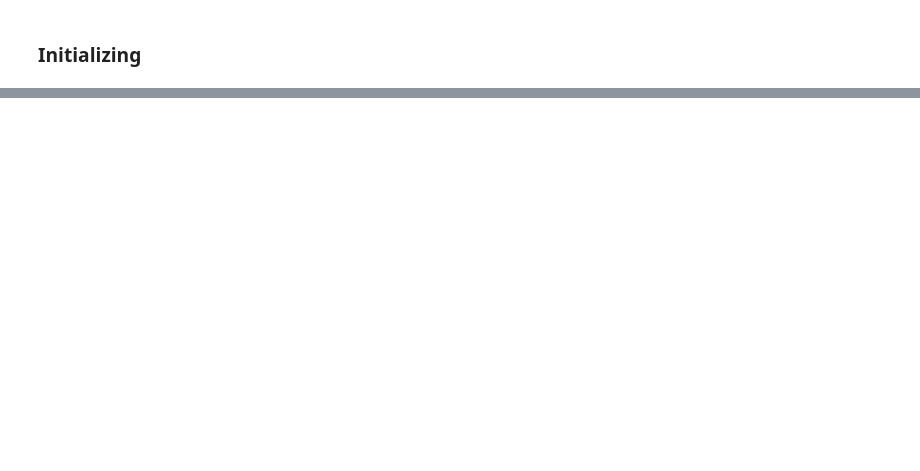
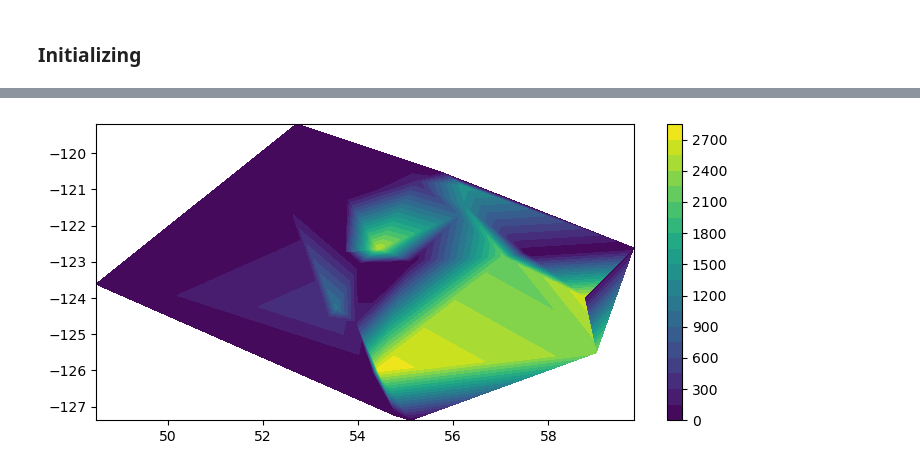
Before and after one commit to madiwiebe/LHL_Capstone_Project, a Jupyter notebook: notebooks/analyzing_data.ipynb, the cells around one changed output, grey strips where cells are left out. Drawn from its saved outputs; the diff is of its cells as text; code cells hidden in the pictures; blank space fills up the shorter version.

```diff
--- a/notebooks/analyzing_data.ipynb
+++ b/notebooks/analyzing_data.ipynb
@@ -36 +53,14 @@ import matplotlib
 import functions
+# %%
+# try to read solar_data_final into df
+solar_data_final = pd.read_csv('../data/final_tables/solar_data_final.csv',
+    dtype={
+    'network_id': 'string',
+    'station_id': 'string',
+    'time': 'string',
+    'solar_radiation': 'float64',
+    'latitude': 'float64',
+    'longitude': 'float64',
+    'elevation': 'float64'
+    },
+    parse_dates=['time'])
@@ -36,0 +83,4 @@ import functions
+# %%
+# calculate solar energy from solar_radiation
+solar_data_final['solar_energy_W'] = functions.calculate_solar_energy(solar_data_final)
+solar_data_final
@@ -36,0 +103,16 @@ import functions
+# %%
+
+# plt.rcParams["figure.figsize"] = [7.50, 3.50]
+# plt.rcParams["figure.autolayout"] = True
+
+df = solar_data_final[['solar_energy_W','latitude','longitude']]
+
+x = df['latitude']
+y = df['longitude']
+z = df['solar_energy_W']
+
+plt.tricontourf(x, y, z, 20, cmap='viridis')
+plt.colorbar()
+plt.show()
+# %% [output]
+[figure, added]
```
Also changed, not shown: parts of 12 cells of this notebook, 3 other files.
